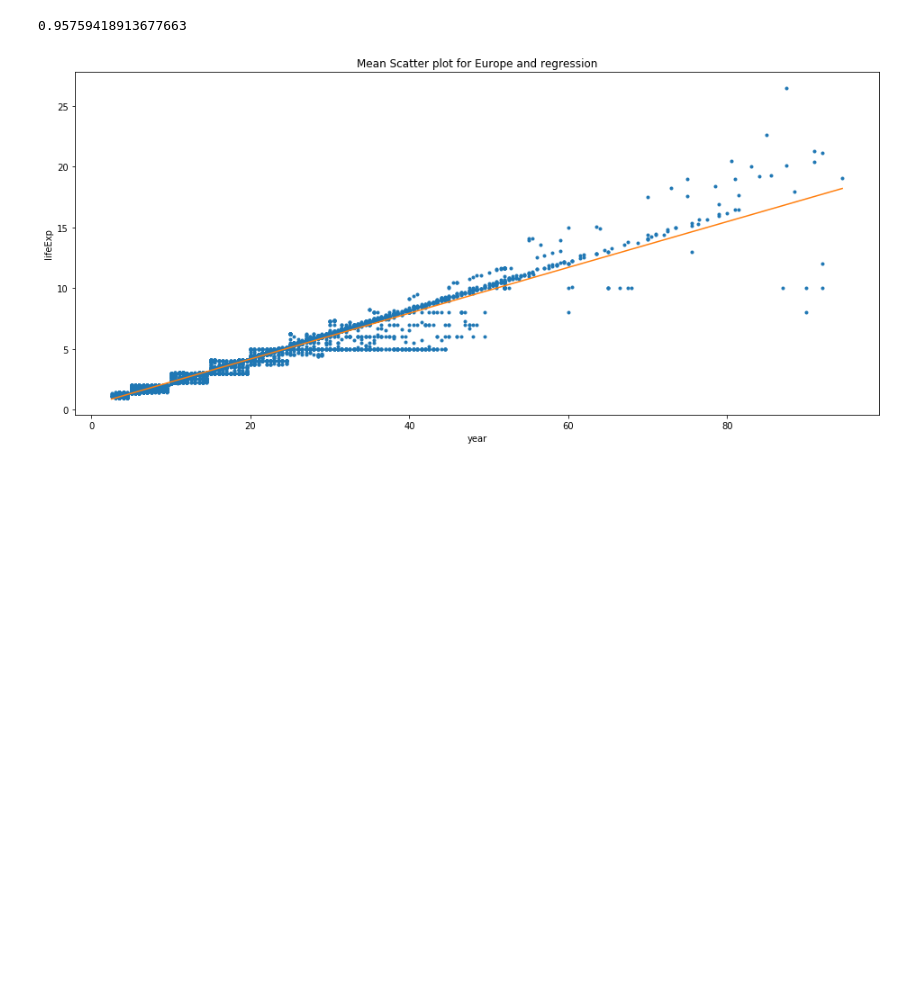
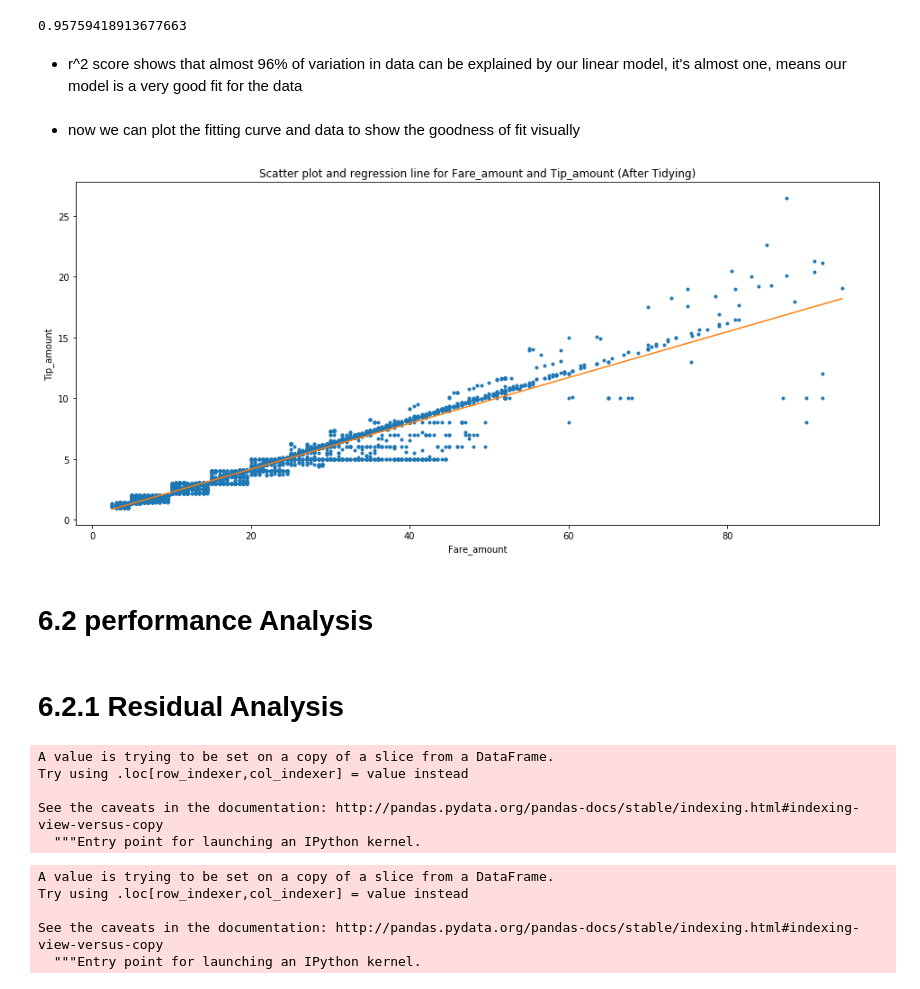
Before and after one commit to amartya21/codingrex.github.io, a Jupyter notebook: Final_Project.ipynb, the cells around one changed output. Saved outputs shown, nothing was run; the diff lists cells and outputs as text; code cells hidden in the pictures; blank space fills up the shorter version.

```diff
--- a/Final_Project.ipynb
+++ b/Final_Project.ipynb
@@ -748,20 +785,28 @@ array([[ 0.18838762]])
 reg.score(Fare[: , np.newaxis], Tips[: , np.newaxis])
 # %% [output]
 0.95759418913677663
+# %% [markdown]
+* r^2 score shows that almost 96% of variation in data can be explained by our linear model, it's almost one, means our model is a very good fit for the data
 # %%
 x= Fare
 y= Tips
 # %%
 z = np.polyfit(x, y, 1)
 f = np.poly1d(z)
+# %% [markdown]
+* now we can plot the fitting curve and data to show the goodness of fit visually
 # %%
 plt.figure(figsize=(16,7))
 plt.plot(x, y, '.')
 sp = np.linspace(x.min(), x.max(), 100)
 plt.plot(sp, f(sp))
-plt.xlabel("year")
-plt.ylabel("lifeExp")
-plt.title('Mean Scatter plot for Europe and regression')
+plt.xlabel('Fare_amount')
+plt.ylabel('Tip_amount')
+plt.title('Scatter plot and regression line for Fare_amount and Tip_amount (After Tidying)')
 plt.show()
 # %% [output]
-[figure, old version]
+[figure, new version]
+# %% [markdown]
+# 6.2 performance Analysis
+# %% [markdown]
+# 6.2.1 Residual Analysis
@@ -767,0 +819,16 @@ plt.show()
+# %%
+test['residuals'] = re_tip
+# %% [output]
+A value is trying to be set on a copy of a slice from a DataFrame.
+Try using .loc[row_indexer,col_indexer] = value instead
+
+See the caveats in the documentation: http://pandas.pydata.org/pandas-docs/stable/indexing.html#indexing-view-versus-copy
+  """Entry point for launching an IPython kernel.
+# %%
+test['interval']= test['interval'].astype(int);
+# %% [output]
+A value is trying to be set on a copy of a slice from a DataFrame.
+Try using .loc[row_indexer,col_indexer] = value instead
+
+See the caveats in the documentation: http://pandas.pydata.org/pandas-docs/stable/indexing.html#indexing-view-versus-copy
+  """Entry point for launching an IPython kernel.
```
Also changed, not shown: parts of 63 cells of this notebook.
